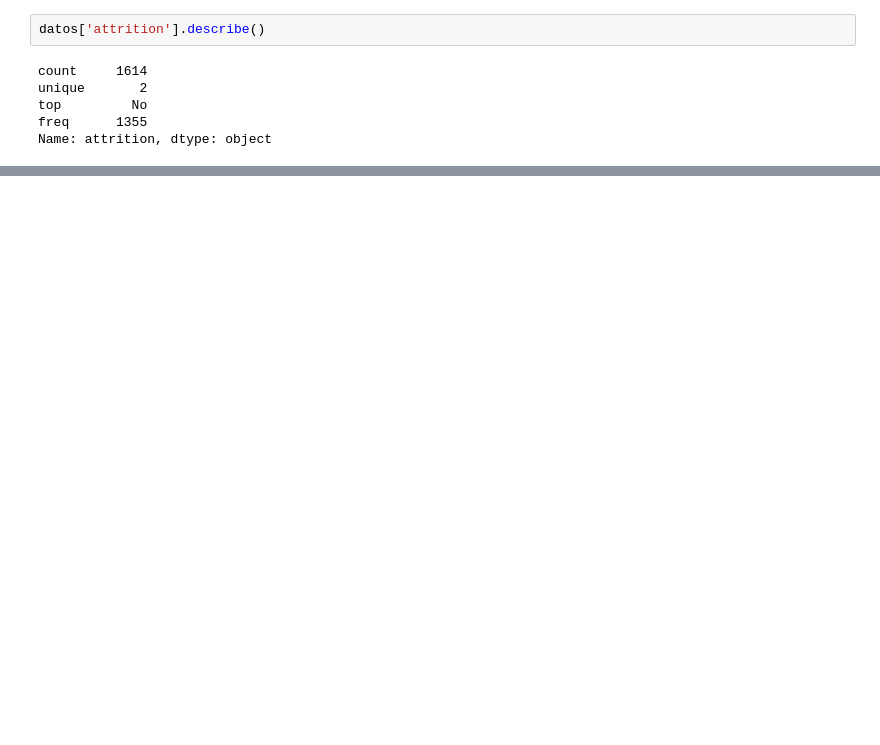
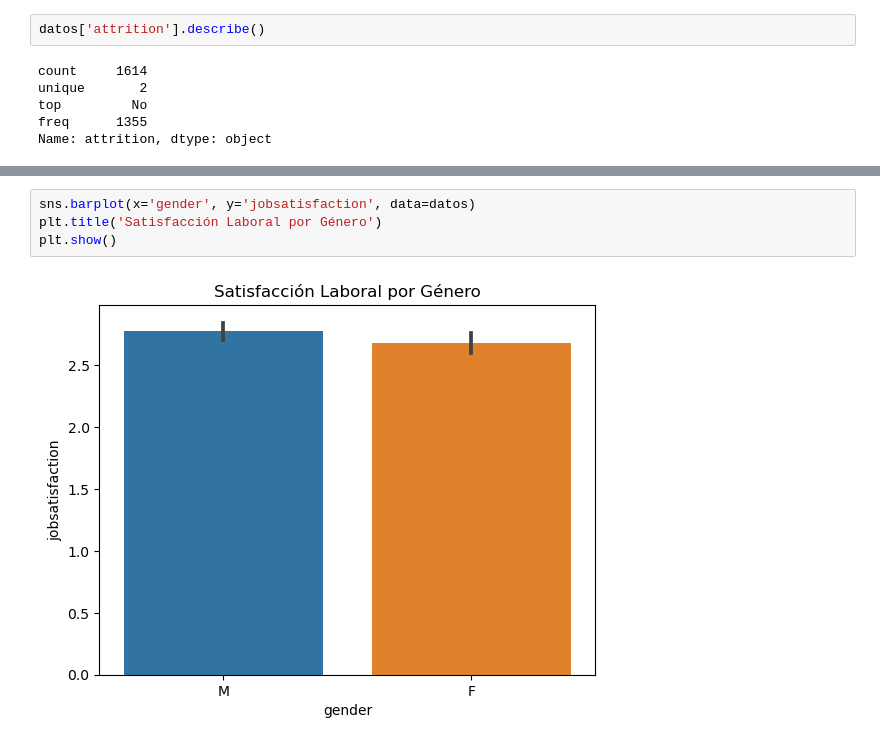
Before and after one commit to laural87/project-da-promo-I-modulo-3-team-2, a Jupyter notebook: Fase2_visualizaciones.ipynb, the cells around one changed output, grey strips where cells are left out. Saved outputs shown, nothing was run; the diff lists cells and outputs as text; blank space fills up the shorter version.

```diff
--- a/Fase2_visualizaciones.ipynb
+++ b/Fase2_visualizaciones.ipynb
@@ -93,0 +224,6 @@ Name: attrition, dtype: object
+# %%
+sns.barplot(x='gender', y='jobsatisfaction', data=datos)
+plt.title('Satisfacción Laboral por Género')
+plt.show()
+# %% [output]
+[figure, added]
```
Also changed, not shown: parts of 27 cells of this notebook.
